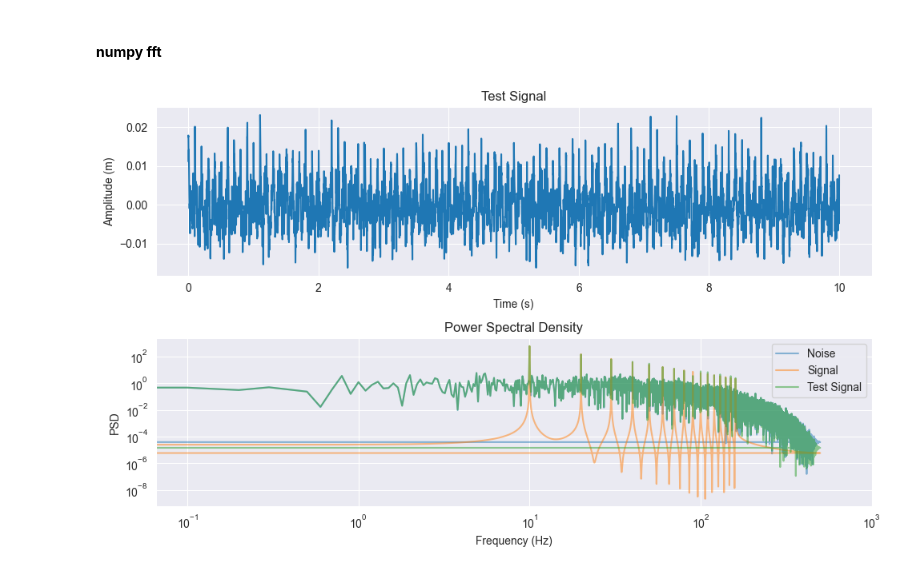
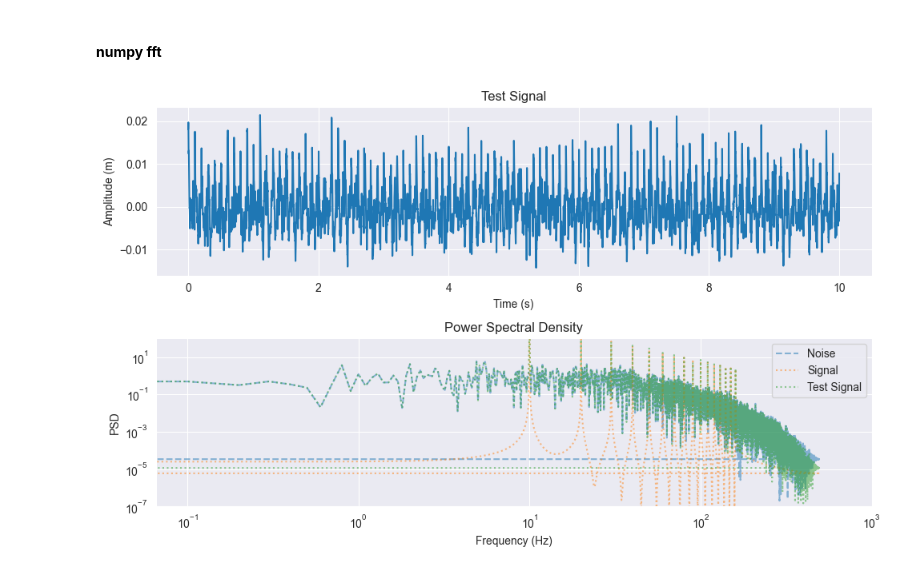
Before and after one commit to consuelorojas/Tesis, a Jupyter notebook: Notebooks/signal_simulation_v1.ipynb, the cells around one changed output. Saved outputs shown, nothing was run; the diff lists cells and outputs as text; code cells hidden in the pictures.

```diff
--- a/Notebooks/signal_simulation_v1.ipynb
+++ b/Notebooks/signal_simulation_v1.ipynb
@@ -69,7 +69,11 @@ plt.show()
 # %%
 # Filtro pasa bajo
 
-b,a = signal.butter(1,1/5, 'lowpass')
+cutoff_freq = 5
+order = 1
+
+#b,a = signal.butter(order,cutoff_freq/(0.5*num_points), 'lowpass')
+b,a = signal.butter(order, 1/8 , 'lowpass')
 filtered =  signal.filtfilt(b,a, noise)
 
 plt.plot(time_points[:500],noise[:500],alpha=0.5,color='grey')
@@ -139,22 +143,23 @@ psd_noise =  np.abs(fft_result)**2
 # %%
 plt.figure(figsize=(10,6))
 plt.subplot(2,1,1)
 plt.plot(time_points,tester)
 plt.xlabel('Time (s)')
 plt.ylabel('Amplitude (m)')
 plt.title('Test Signal')
 
 plt.subplot(2,1,2)
-plt.loglog(freqs_noise, psd_noise,label='Noise', alpha = 0.5)#, color='black')
-plt.loglog(freqs_signal, psd_signal,label='Signal', alpha = 0.5)
-plt.loglog(freqs_test, psd_test,label='Test Signal', alpha = 0.5)
+plt.loglog(freqs_noise, psd_noise,label='Noise', alpha = 0.5, linestyle='--')
+plt.loglog(freqs_signal, psd_signal,label='Signal', alpha = 0.5, linestyle = ':')
+plt.loglog(freqs_test, psd_test,label='Test Signal', alpha = 0.5, linestyle = 'dotted')
 plt.xlabel('Frequency (Hz)')
 plt.ylabel('PSD')
 plt.title('Power Spectral Density')
 plt.legend()
 plt.xlim(0,1000)
+plt.ylim(10**-7, 10**2 )
 
 plt.tight_layout()
 plt.show()
 # %% [output]
-[figure, old version]
+[figure, new version]
```
Also changed, not shown: parts of 6 cells of this notebook, 2 other files.
